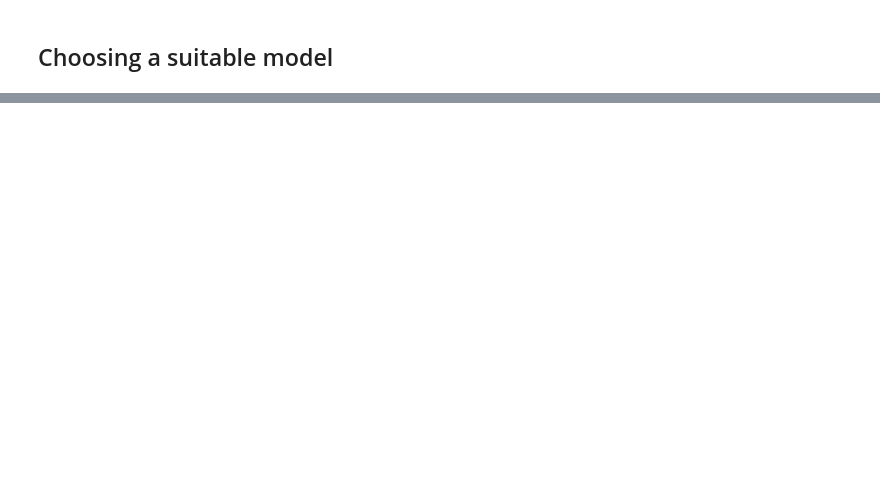
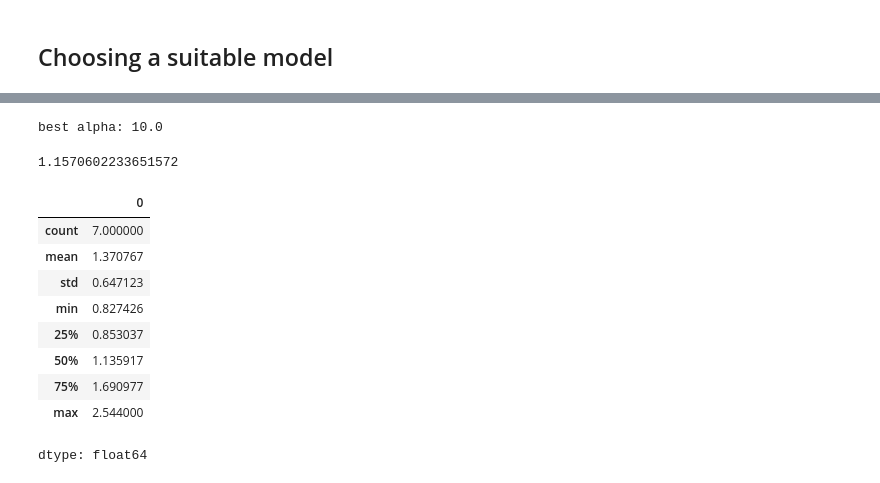
Before and after one commit to mikhail-mat/activity-satisfaction, a Jupyter notebook: model.ipynb, the cells around one changed output, grey strips where cells are left out. Drawn from its saved outputs; the diff is of its cells as text; code cells hidden in the pictures; blank space fills up the shorter version.

```diff
--- a/model.ipynb
+++ b/model.ipynb
@@ -346,0 +317,8 @@ root_mean_squared_error(y_test, test_preds)
+# %%
+alphas = np.logspace(-3, 3, num=100)
+# %%
+ridge_model = make_pipeline(
+    preprocessing,
+    RidgeCV(alphas=alphas, cv=7)
+)
+ridge_model.fit(X_train, y_train)
@@ -346,0 +344,24 @@ root_mean_squared_error(y_test, test_preds)
+# %%
+best_ridge_alpha = ridge_model.named_steps['ridgecv'].alpha_
+print(f'best alpha: {best_ridge_alpha}')
+ridge_preds = ridge_model.predict(X_train)
+root_mean_squared_error(y_train, ridge_preds)
+# %% [output]
+best alpha: 10.0
+1.1570602233651572
+# %%
+final_ridge_model = make_pipeline(preprocessing, Ridge(alpha=best_ridge_alpha))
+ridge_cv_rmse = -cross_val_score(final_ridge_model, X_train, y_train,
+                                 scoring='neg_root_mean_squared_error', cv=7)
+pd.Series(ridge_cv_rmse).describe()
+# %% [output]
+|  | 0 |
+| count | 7.000000 |
+| mean | 1.370767 |
+| std | 0.647123 |
+| min | 0.827426 |
+| 25% | 0.853037 |
+| 50% | 1.135917 |
+| 75% | 1.690977 |
+| max | 2.544000 |
+dtype: float64
```
Also changed, not shown: parts of 26 cells of this notebook.
